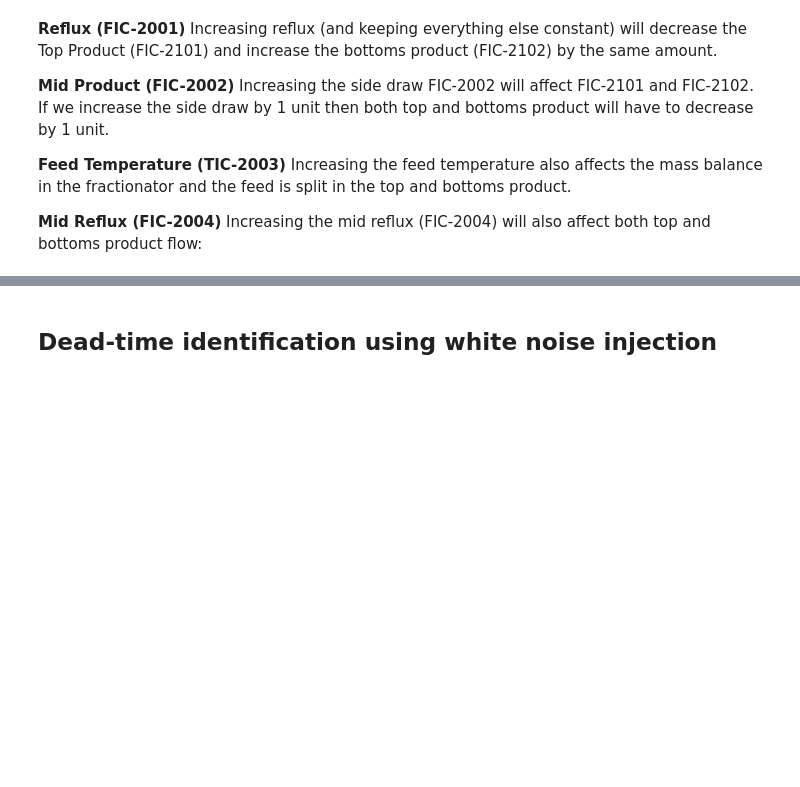
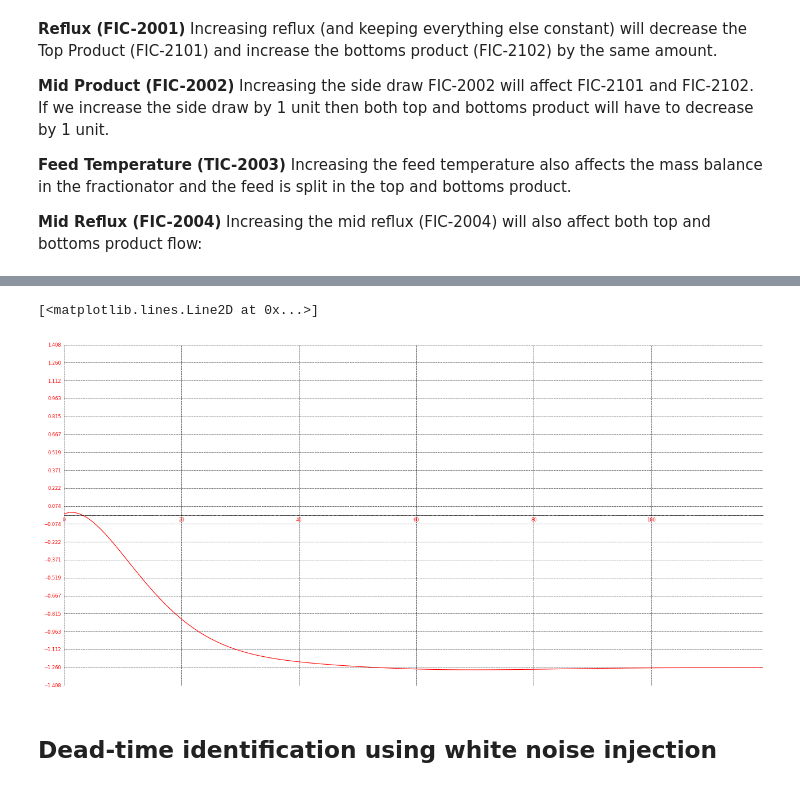
Before and after one commit to CPCLAB-UNIPI/SIPPY, a Jupyter notebook: Examples/subspace_id_frac2.ipynb, the cells around one changed output, grey strips where cells are left out. Saved outputs shown, nothing was run; the diff lists cells and outputs as text; code cells hidden in the pictures; blank space fills up the shorter version.

```diff
--- a/Examples/subspace_id_frac2.ipynb
+++ b/Examples/subspace_id_frac2.ipynb
@@ -182,3 +158,25 @@ axes.grid(True, which="both",color='gray', linestyle="-.", linewidth=0.5)
+# %%
+plt.figure(1)
+axes = plt.gca()
+ylim = max(abs(stp_ij))*1.1
+axes.set_ylim([-ylim,ylim])
+colr = "red"
+axes.grid(color='k', linestyle='--', linewidth=0.4)
+axes.spines.bottom.set_position('zero')
+axes.spines.bottom.set_linestyle('-.')
+axes.spines.bottom.set_linewidth(0.5)
+axes.spines[['left', 'top', 'right']].set_visible(False)
+axes.xaxis.set_ticks_position('bottom')
+axes.yaxis.set_ticks_position('left')
+plt.xticks(np.arange(0, tss+2, 20.0))
+plt.yticks(np.linspace(-ylim, ylim, 20))
+axes.tick_params(axis='x', colors=colr,size=0,labelsize=6)
+axes.tick_params(axis='y', colors=colr,size=0,labelsize=6)
+axes.margins(x=0, y=0)
+plt.plot(t, stp_ij, color=colr, linewidth=0.8)
+# %% [output]
+[<matplotlib.lines.Line2D at 0x...>]
+[figure, new version]
 # %% [markdown]
 ## Dead-time identification using white noise injection
 # %%
```
Also changed, not shown: parts of 19 cells of this notebook, 1 other file.
